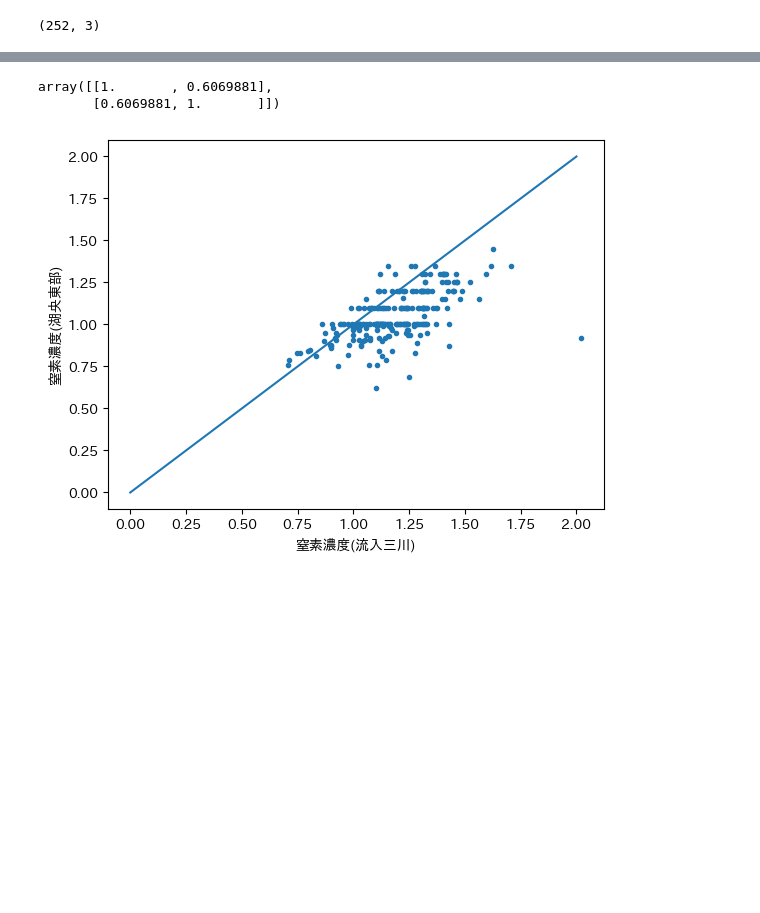
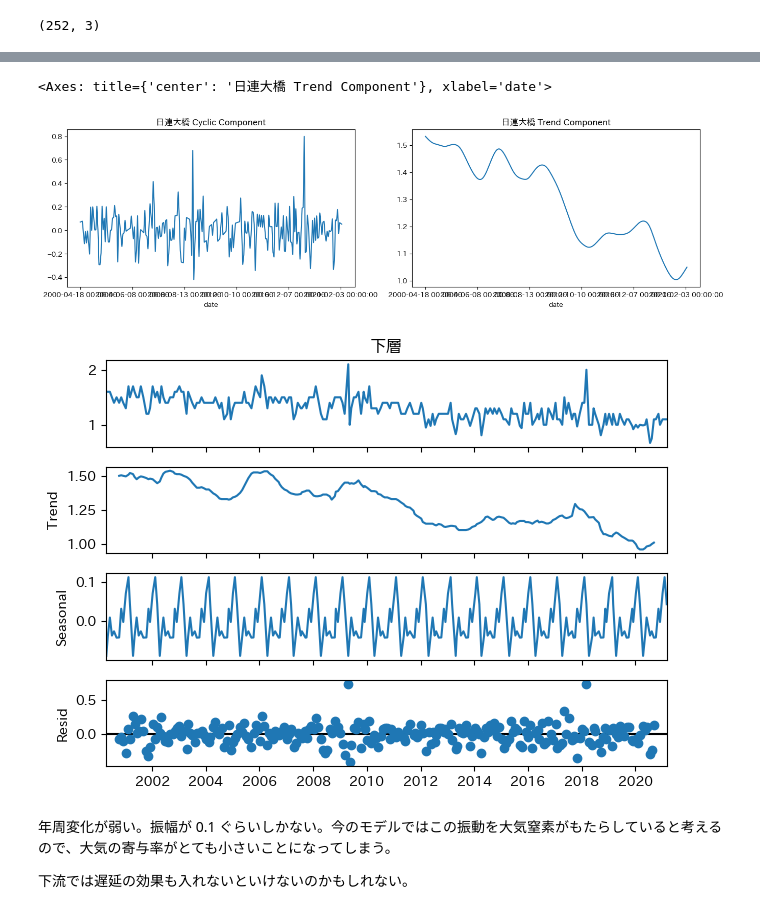
Before and after one commit to vitroid/yamanashi-water, a Jupyter notebook: lake/lake.ipynb, the cells around one changed output, grey strips where cells are left out. Drawn from its saved outputs; the diff is of its cells as text; code cells hidden in the pictures; blank space fills up the shorter version.

```diff
--- a/lake/lake.ipynb
+++ b/lake/lake.ipynb
@@ -230,22 +339,29 @@ DEPRECATION: textract 1.6.5 has a non-standard dependency specifier extract-msg<
 [notice] To update, run: pip install --upgrade pip
-# %%
-import matplotlib.pyplot as plt
-import numpy as np
-import japanize_matplotlib
-
-plt.scatter(
-    cr,
-    dfs["下層"],
-    marker=".",
-)
-X = np.linspace(0, 2, 10)
-plt.xlabel("窒素濃度(流入三川)")
-plt.ylabel(f"窒素濃度({loc})")
-plt.plot(X, X)
-X = cr.to_numpy()
-Y = dfs["下層"].to_numpy().astype(float)
-np.corrcoef(X,Y)
-# %% [output]
-array([[1.       , 0.6069881],
-       [0.6069881, 1.       ]])
-[figure, removed]
+# %%
+# まずトレンドとそれ以外に分ける。
+from statsmodels.tsa.filters.hp_filter import hpfilter
+import matplotlib.pyplot as plt
+
+temp = 日連大橋.set_index("date")
+temp = temp["下層"]
+
+cyclic, trend = hpfilter(temp)
+
+fig, ax = plt.subplots(1, 2, figsize=(16, 4))
+cyclic.plot(ax=ax[0], title="日連大橋 Cyclic Component")
+trend.plot(ax=ax[1], title="日連大橋 Trend Component")
+# %% [output]
+<Axes: title={'center': '日連大橋 Trend Component'}, xlabel='date'>
+[figure, added]
+# %%
+from statsmodels.tsa.seasonal import seasonal_decompose, STL
+
+decomposed = seasonal_decompose(temp, model="additive", period=12)
+
+plot = decomposed.plot()
+# %% [output]
+[figure, added]
+# %% [markdown]
+年周変化が弱い。振幅が 0.1 ぐらいしかない。今のモデルではこの振動を大気窒素がもたらしていると考えるので、大気の寄与率がとても小さいことになってしまう。
+
+下流では遅延の効果も入れないといけないのかもしれない。
```
Also changed, not shown: parts of 15 cells of this notebook, 17 other files.
